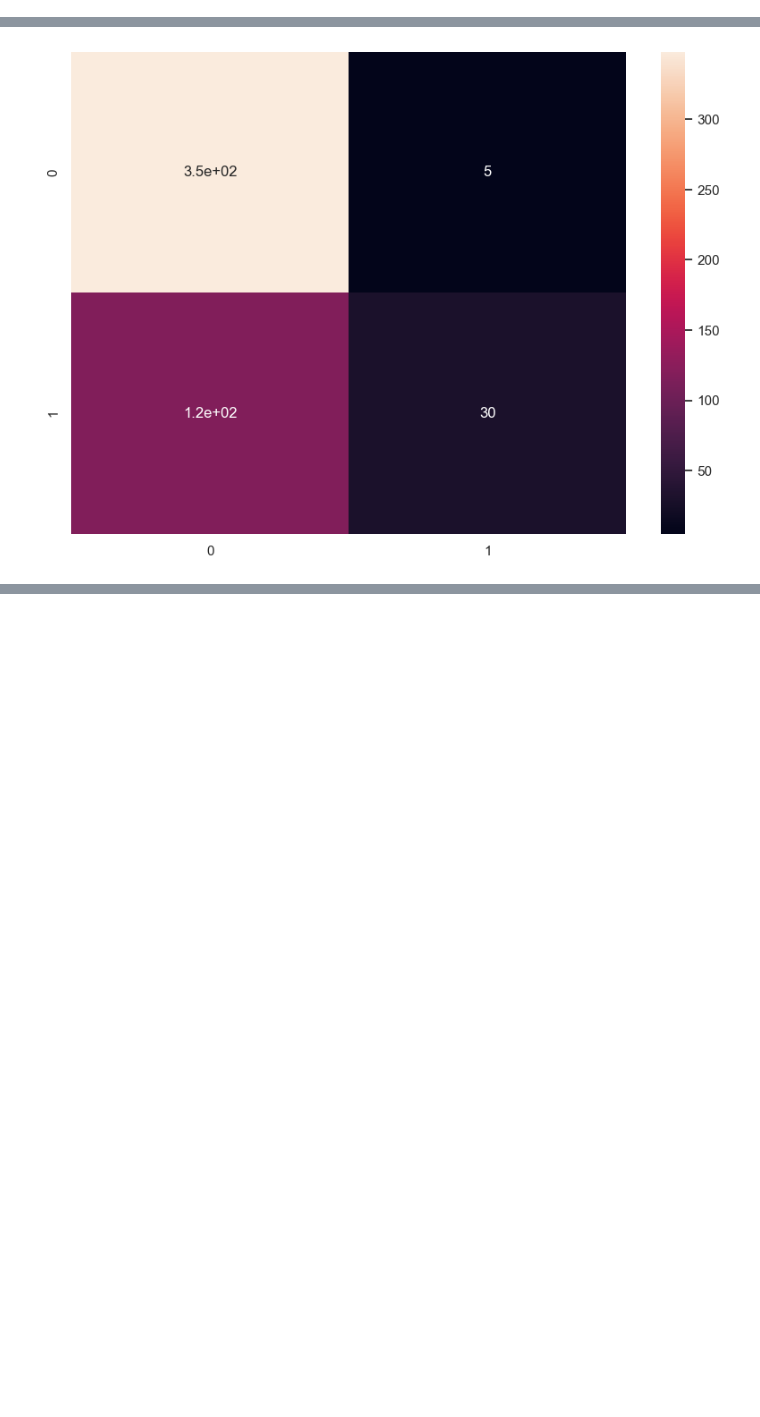
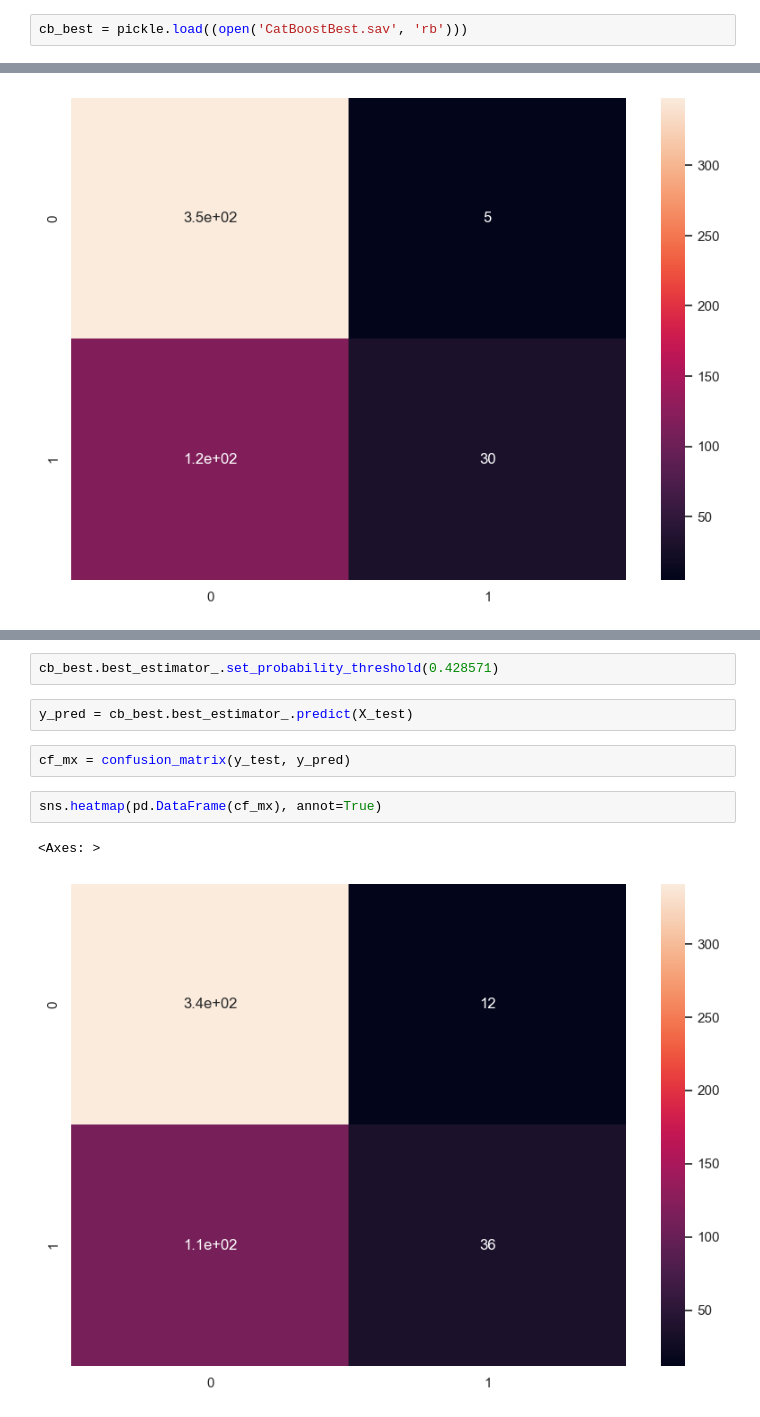
Before and after one commit to AVPankov0/WB_Task2, a Jupyter notebook: WB_Task2_Pankov.ipynb, the cells around one changed output, grey strips where cells are left out. Drawn from its saved outputs; the diff is of its cells as text; blank space fills up the shorter version.

```diff
--- a/WB_Task2_Pankov.ipynb
+++ b/WB_Task2_Pankov.ipynb
@@ -641,3 +523,5 @@ pickle.dump(lr_best, open('LogRegBest.sav', 'wb'))
+# %%
+cb_best = pickle.load((open('CatBoostBest.sav', 'rb')))
 # %%
 cb_best.best_params_
 # %% [output]
@@ -693,0 +599,11 @@ sns.heatmap(pd.DataFrame(cf_mx_lr), annot=True)
+# %%
+cb_best.best_estimator_.set_probability_threshold(0.428571)
+# %%
+y_pred = cb_best.best_estimator_.predict(X_test)
+# %%
+cf_mx = confusion_matrix(y_test, y_pred)
+# %%
+sns.heatmap(pd.DataFrame(cf_mx), annot=True)
+# %% [output]
+<Axes: >
+[figure, added]
```
Also changed, not shown: parts of 39 cells of this notebook.
